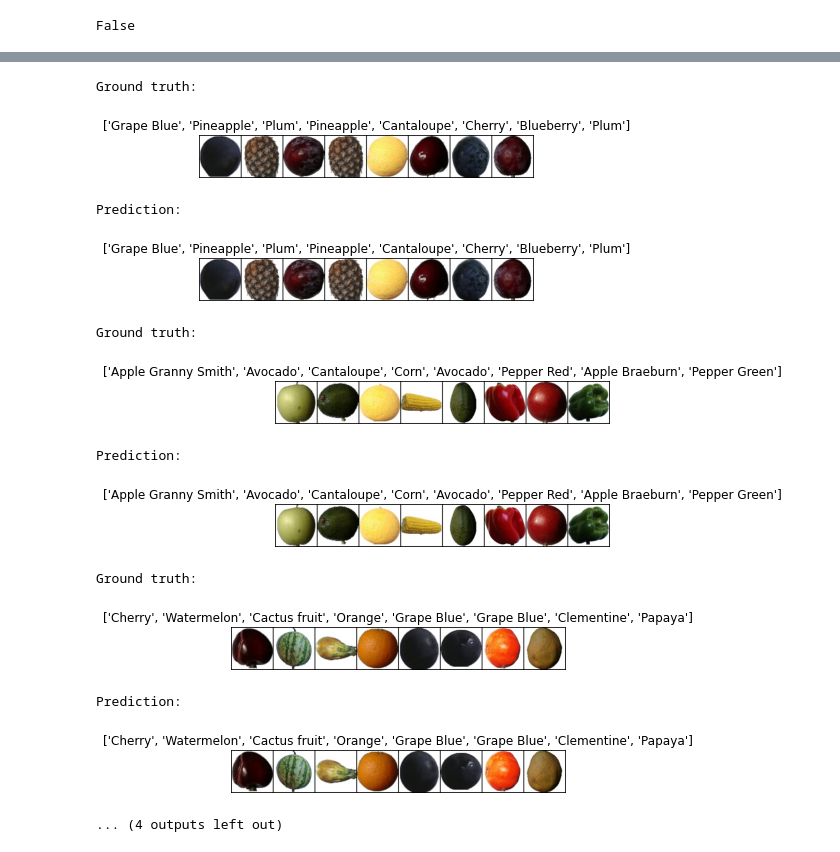
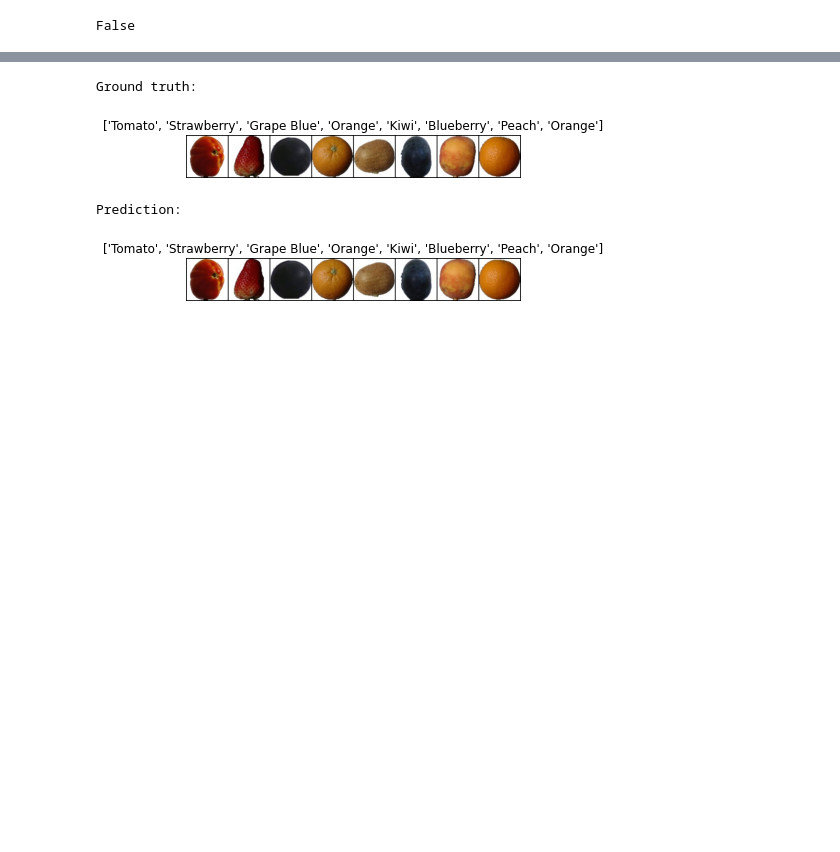
Before and after one commit to nvladimirovi/nbu-forecast, a Jupyter notebook: exam2.ipynb, the cells around one changed output, grey strips where cells are left out. Saved outputs shown, nothing was run; the diff lists cells and outputs as text; code cells hidden in the pictures; blank space fills up the shorter version.

```diff
--- a/exam2.ipynb
+++ b/exam2.ipynb
@@ -237,7 +235,7 @@ We can also disable training for the convolutional layers setting `requre_grad =
 # %%
 # Load the pretrained model from pytorch
 vgg16 = models.vgg16_bn()
-vgg16.load_state_dict(torch.load(f"./content/vgg16_bn.pth/vgg16_bn.pth"))
+vgg16.load_state_dict(torch.load(f"./vgg16_bn.pth/vgg16_bn.pth"))
 print(vgg16.classifier[6].out_features) # 1000
 
 
@@ -401,5 +394,5 @@ def train_model(vgg, criterion, optimizer, scheduler, num_epochs=10):
     vgg.load_state_dict(best_model_wts)
     return vgg
 # %%
-vgg16 = train_model(vgg16, criterion, optimizer_ft, exp_lr_scheduler, num_epochs=2)
-torch.save(vgg16.state_dict(), 'VGG16_v2-Fruit-Classifier.pt')
+# vgg16 = train_model(vgg16, criterion, optimizer_ft, exp_lr_scheduler, num_epochs=2) # Uncomment to train the model
+# torch.save(vgg16.state_dict(), 'VGG16_v2-Fruit-Classifier.pt') # Uncomment to train the model
@@ -443,16 +418,7 @@ Avg acc (test): 1.0000
 # %%
-visualize_model(vgg16, num_images=32, type_of_data=TEST)
+visualize_model(vgg16, num_images=1, type_of_data=TEST)
 # %% [output]
 Ground truth:
-[figure, old version]
+[figure, new version]
 Prediction:
-[figure, old version]
+[figure, new version]
-Ground truth:
-[figure, removed]
-Prediction:
-[figure, removed]
-Ground truth:
-[figure, removed]
-Prediction:
-[figure, removed]
-... (4 outputs left out)
```
Also changed, not shown: parts of 7 cells of this notebook.
